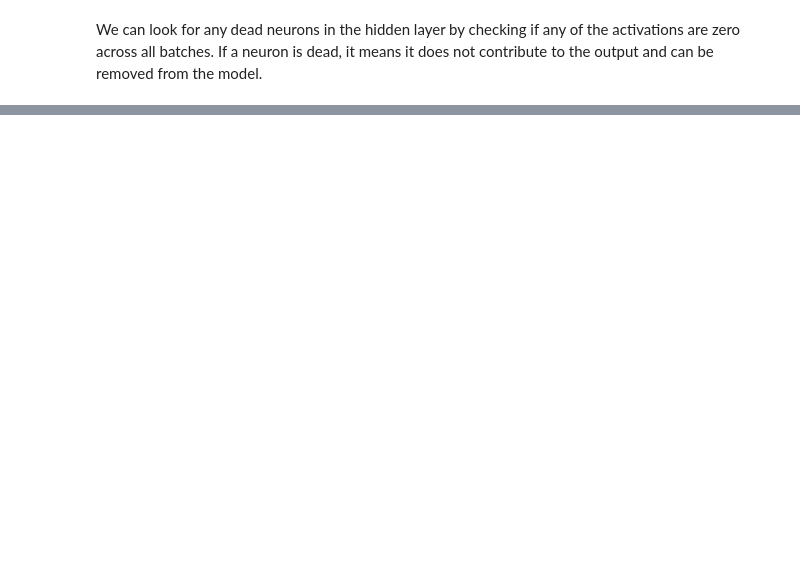
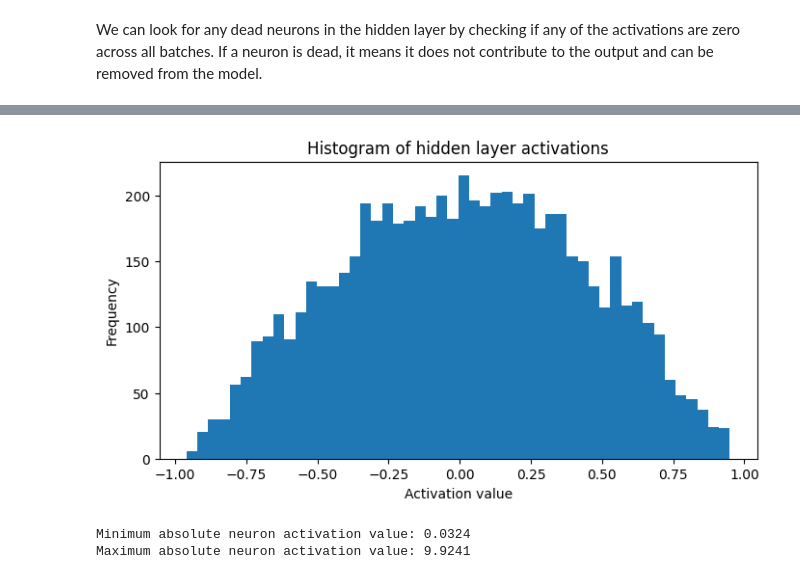
Before and after one commit to tdody/gpt_bot, a Jupyter notebook: notebooks/part_3.ipynb, the cells around one changed output, grey strips where cells are left out. Saved outputs shown, nothing was run; the diff lists cells and outputs as text; code cells hidden in the pictures; blank space fills up the shorter version.

```diff
--- a/notebooks/part_3.ipynb
+++ b/notebooks/part_3.ipynb
@@ -212,0 +439,5 @@ Minimum absolute neuron activation value: 0.0065
+# %%
+# Create the model and reduce the amplitude of the output layer and the hidden layer
+params = create_model(N_EMBEDDINGS, CONTEXT_SIZE, N_HIDDEN, len(token_to_index), W2_scale=0.1, b2_scale=0.0, W1_scale=0.1, b1_scale=0.0)
+# Train the model
+lossi, h = train_model(params, X_train, Y_train, X_dev=None, Y_dev=None, break_after_1_step=True)
@@ -212,0 +547,16 @@ Minimum absolute neuron activation value: 0.0065
+# %%
+fig, ax = plt.subplots(figsize=(8, 4))
+plt.hist(h.view(-1).tolist(), 50)
+plt.title("Histogram of hidden layer activations")
+plt.xlabel("Activation value")
+plt.ylabel("Frequency")
+plt.show();
+# %% [output]
+[figure, added]
+# %%
+neuron_values = h.sum(dim=0).abs()
+print(f"Minimum absolute neuron activation value: {neuron_values.min().item():.4f}")
+print(f"Maximum absolute neuron activation value: {neuron_values.max().item():.4f}")
+# %% [output]
+Minimum absolute neuron activation value: 0.0324
+Maximum absolute neuron activation value: 9.9241
```
Also changed, not shown: parts of 63 cells of this notebook.
